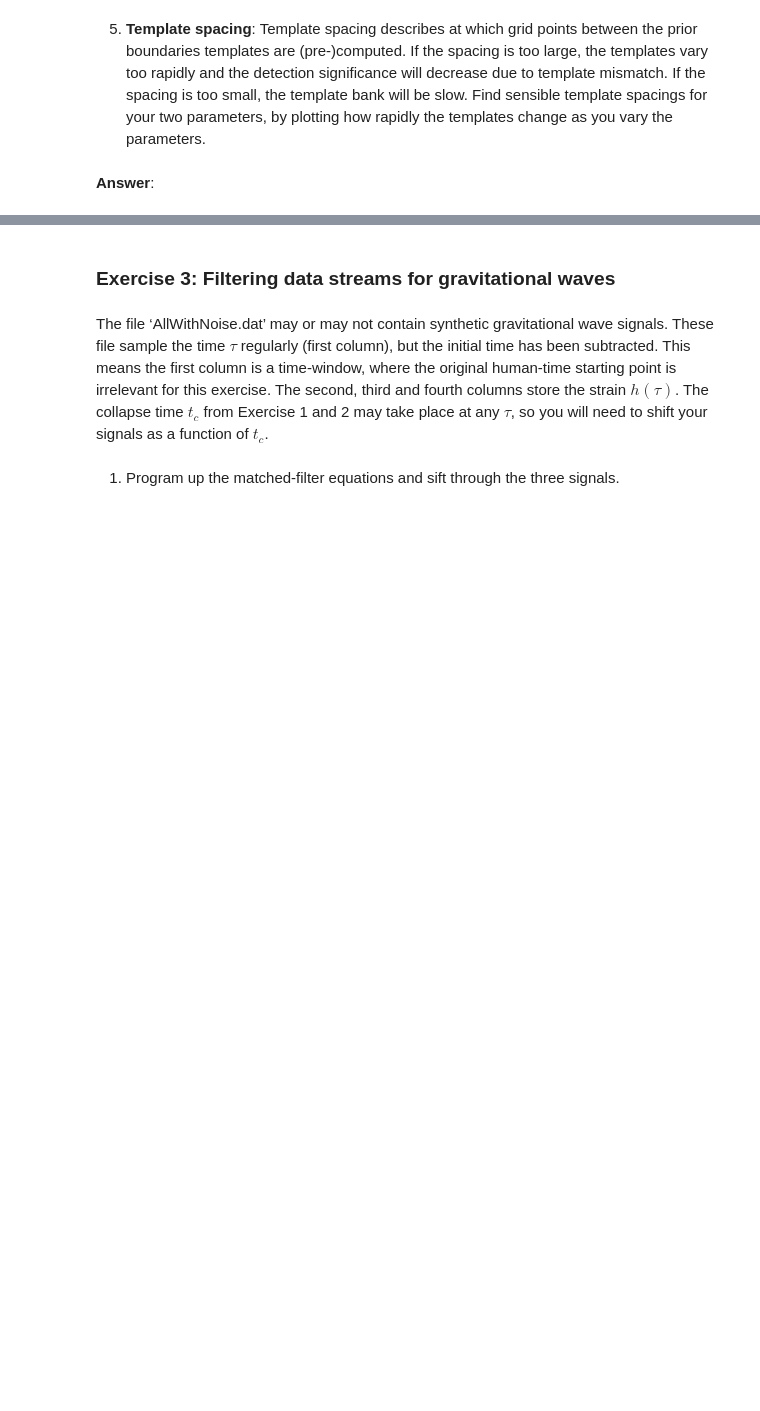
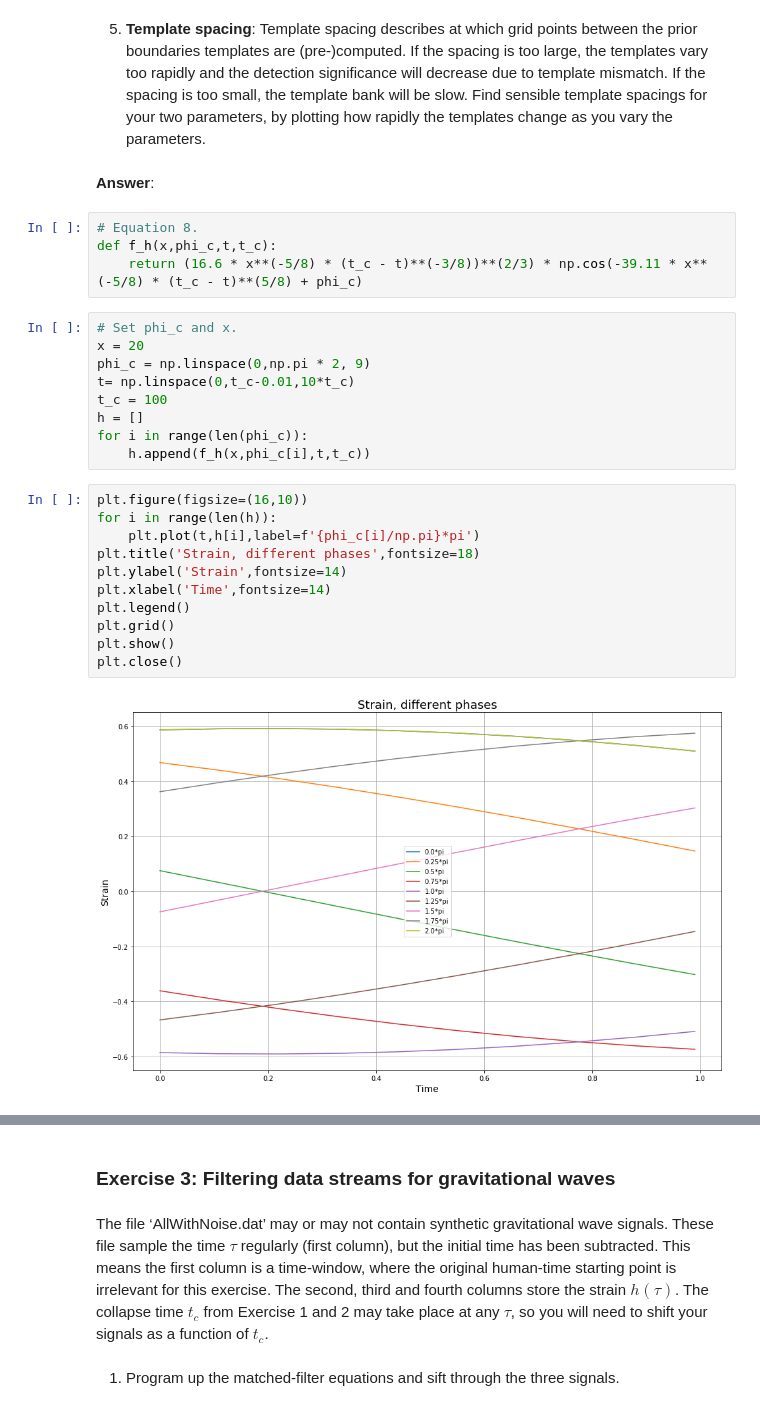
Before and after one commit to AukeB/MAS-2020, a Jupyter notebook: GravitationalWaves/GravitationalWaves.ipynb, the cells around one changed output, grey strips where cells are left out. Saved outputs shown, nothing was run; the diff lists cells and outputs as text; blank space fills up the shorter version.

```diff
--- a/GravitationalWaves/GravitationalWaves.ipynb
+++ b/GravitationalWaves/GravitationalWaves.ipynb
@@ -149,3 +165,29 @@ Scale parameters: $A$, $\eta$, $D$
 5) **Template spacing**: Template spacing describes at which grid points between the prior boundaries templates are (pre-)computed. If the spacing is too large, the templates vary too rapidly and the detection significance will decrease due to template mismatch. If the spacing is too small, the template bank will be slow. Find sensible template spacings for your two parameters, by plotting how rapidly the templates change as you vary the parameters.
 # %% [markdown]
 **Answer**:
+# %%
+# Equation 8.
+def f_h(x,phi_c,t,t_c):
+    return (16.6 * x**(-5/8) * (t_c - t)**(-3/8))**(2/3) * np.cos(-39.11 * x**(-5/8) * (t_c - t)**(5/8) + phi_c)
+# %%
+# Set phi_c and x.
+x = 20
+phi_c = np.linspace(0,np.pi * 2, 9)
+t= np.linspace(0,t_c-0.01,10*t_c)
+t_c = 100
+h = []
+for i in range(len(phi_c)):
+    h.append(f_h(x,phi_c[i],t,t_c))
+# %%
+plt.figure(figsize=(16,10))
+for i in range(len(h)):
+    plt.plot(t,h[i],label=f'{phi_c[i]/np.pi}*pi')
+plt.title('Strain, different phases',fontsize=18)
+plt.ylabel('Strain',fontsize=14)
+plt.xlabel('Time',fontsize=14)
+plt.legend()
+plt.grid()
+plt.show()
+plt.close()
+# %% [output]
+[figure, added]
```
Also changed, not shown: parts of 19 cells of this notebook.
